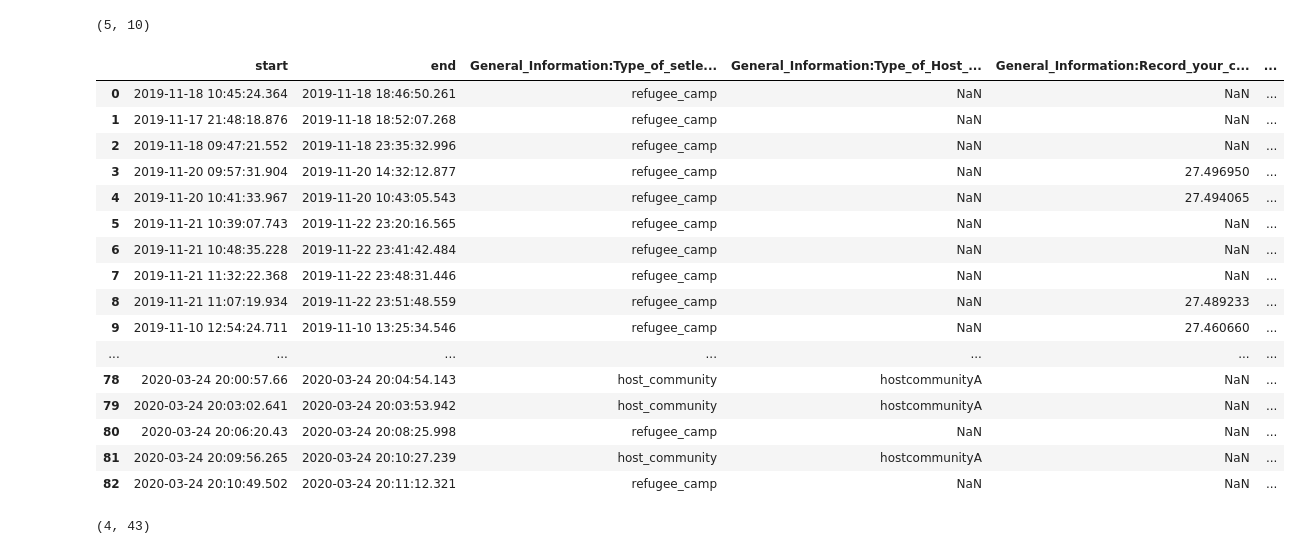
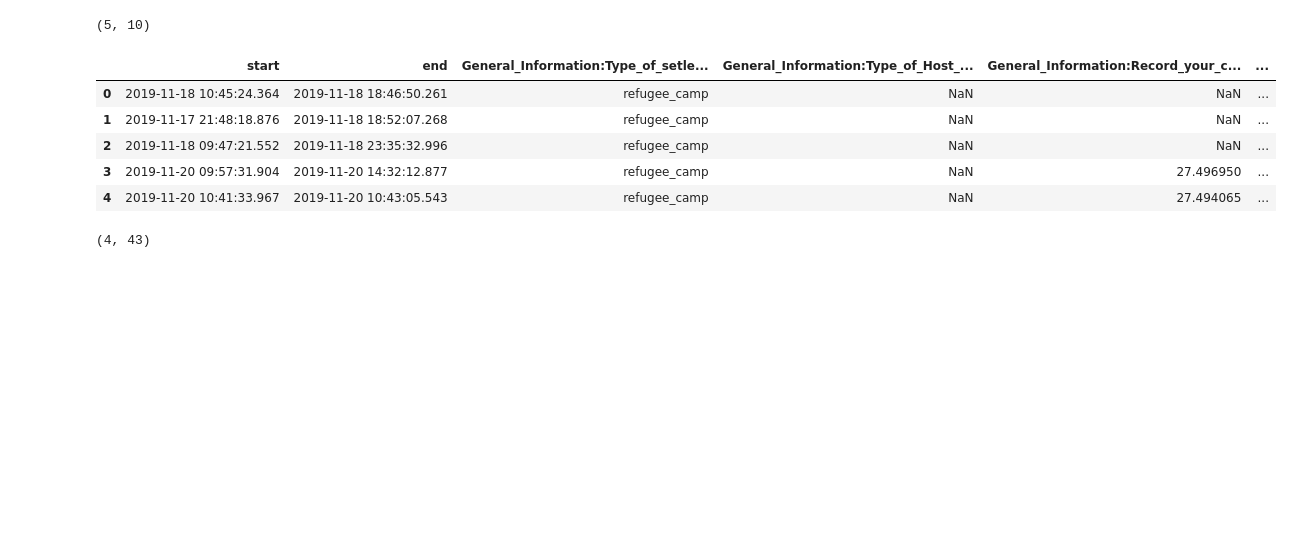
Before and after one commit to guillermosanchezg/NAUTIA, a Jupyter notebook: DesarrolloPy/NotebookTransform.ipynb, the cells around one changed output. Drawn from its saved outputs; the diff is of its cells as text; code cells hidden in the pictures; blank space fills up the shorter version.

```diff
--- a/DesarrolloPy/NotebookTransform.ipynb
+++ b/DesarrolloPy/NotebookTransform.ipynb
@@ -284,25 +264,14 @@ MobilityINF.shape
 # %% [output]
 (5, 10)
 # %%
-ComunalServices
+ComunalServices.head(5)
 # %% [output]
 |  | start | end | General_Information:Type_of_setle... | General_Information:Type_of_Host_... | General_Information:Record_your_c... | ... |
 | 0 | 2019-11-18 10:45:24.364 | 2019-11-18 18:46:50.261 | refugee_camp | NaN | NaN | ... |
 | 1 | 2019-11-17 21:48:18.876 | 2019-11-18 18:52:07.268 | refugee_camp | NaN | NaN | ... |
 | 2 | 2019-11-18 09:47:21.552 | 2019-11-18 23:35:32.996 | refugee_camp | NaN | NaN | ... |
 | 3 | 2019-11-20 09:57:31.904 | 2019-11-20 14:32:12.877 | refugee_camp | NaN | 27.496950 | ... |
 | 4 | 2019-11-20 10:41:33.967 | 2019-11-20 10:43:05.543 | refugee_camp | NaN | 27.494065 | ... |
-| 5 | 2019-11-21 10:39:07.743 | 2019-11-22 23:20:16.565 | refugee_camp | NaN | NaN | ... |
-| 6 | 2019-11-21 10:48:35.228 | 2019-11-22 23:41:42.484 | refugee_camp | NaN | NaN | ... |
-| 7 | 2019-11-21 11:32:22.368 | 2019-11-22 23:48:31.446 | refugee_camp | NaN | NaN | ... |
-| 8 | 2019-11-21 11:07:19.934 | 2019-11-22 23:51:48.559 | refugee_camp | NaN | 27.489233 | ... |
-| 9 | 2019-11-10 12:54:24.711 | 2019-11-10 13:25:34.546 | refugee_camp | NaN | 27.460660 | ... |
-| ... | ... | ... | ... | ... | ... | ... |
-| 78 | 2020-03-24 20:00:57.66 | 2020-03-24 20:04:54.143 | host_community | hostcommunityA | NaN | ... |
-| 79 | 2020-03-24 20:03:02.641 | 2020-03-24 20:03:53.942 | host_community | hostcommunityA | NaN | ... |
-| 80 | 2020-03-24 20:06:20.43 | 2020-03-24 20:08:25.998 | refugee_camp | NaN | NaN | ... |
-| 81 | 2020-03-24 20:09:56.265 | 2020-03-24 20:10:27.239 | host_community | hostcommunityA | NaN | ... |
-| 82 | 2020-03-24 20:10:49.502 | 2020-03-24 20:11:12.321 | refugee_camp | NaN | NaN | ... |
 # %%
 GeneralCitizen.shape
 # %% [output]
```
Also changed, not shown: parts of 8 cells of this notebook, 10 other files.
